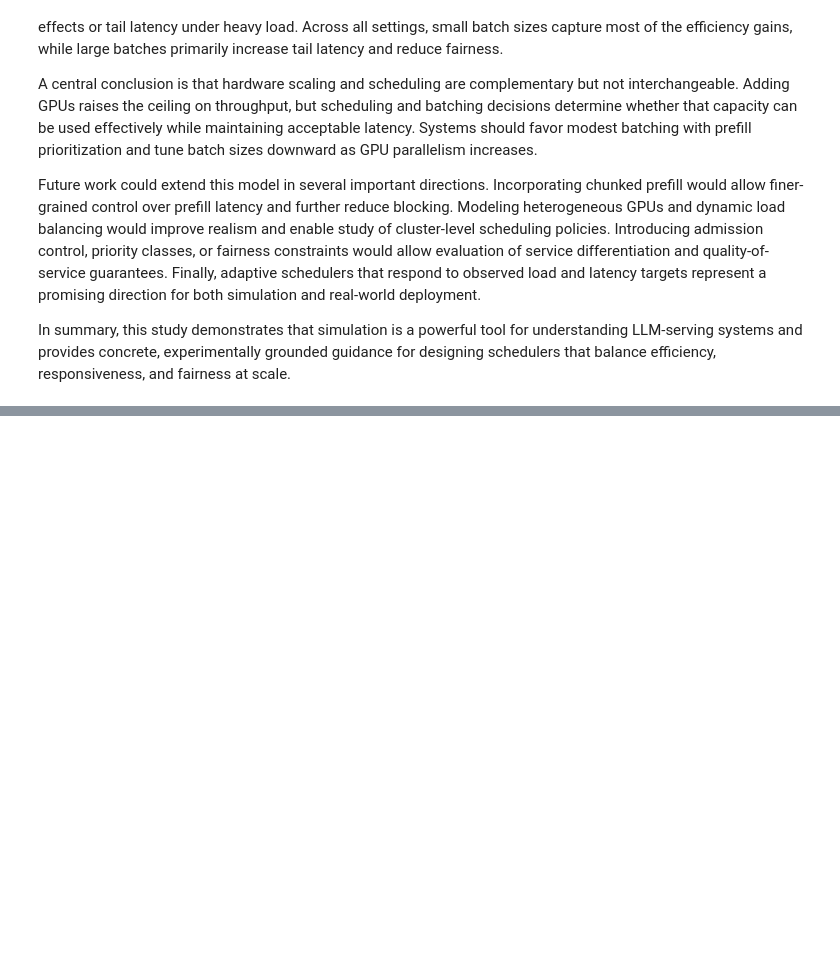
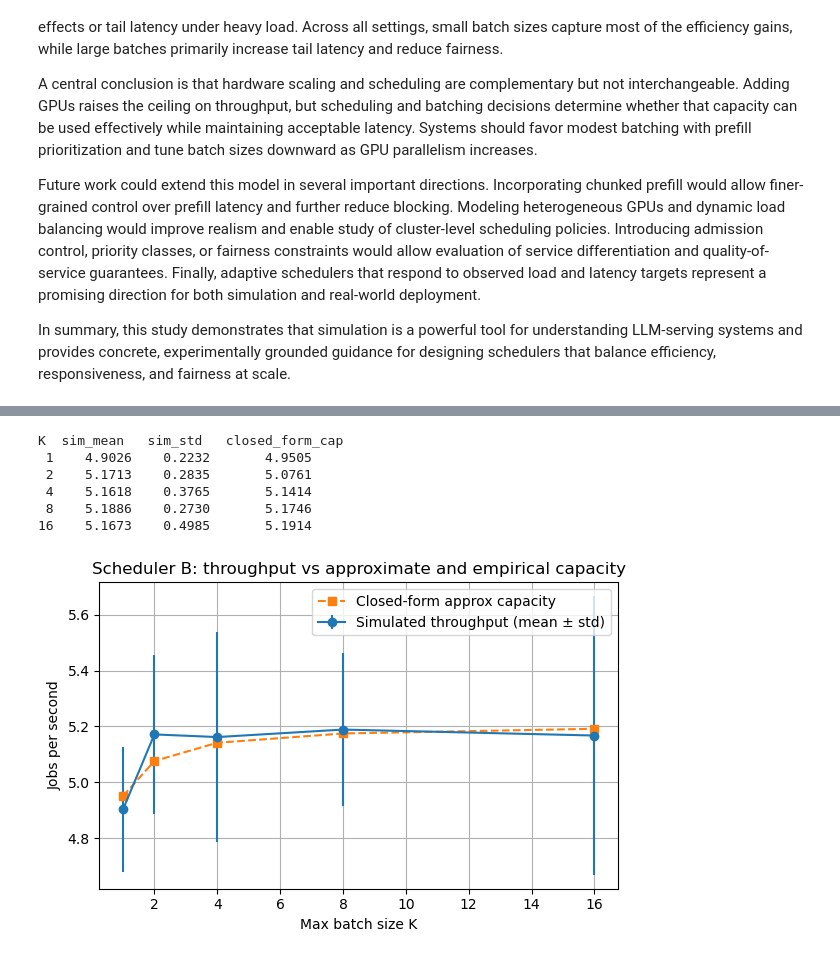
Before and after one commit to kimbond0071/5580FinalProject, a Jupyter notebook: main_report.ipynb, the cells around one changed output, grey strips where cells are left out. Saved outputs shown, nothing was run; the diff lists cells and outputs as text; code cells hidden in the pictures; blank space fills up the shorter version.

```diff
--- a/main_report.ipynb
+++ b/main_report.ipynb
@@ -144,0 +538,10 @@ In summary, this study demonstrates that simulation is a powerful tool for under
+# %%
+cap_results = sim.capacity_vs_K_validation(K_values=[1, 2, 4, 8, 16])
+# %% [output]
+K  sim_mean   sim_std   closed_form_cap
+ 1    4.9026    0.2232       4.9505
+ 2    5.1713    0.2835       5.0761
+ 4    5.1618    0.3765       5.1414
+ 8    5.1886    0.2730       5.1746
+16    5.1673    0.4985       5.1914
+[figure, added]
```
Also changed, not shown: parts of 66 cells of this notebook.
